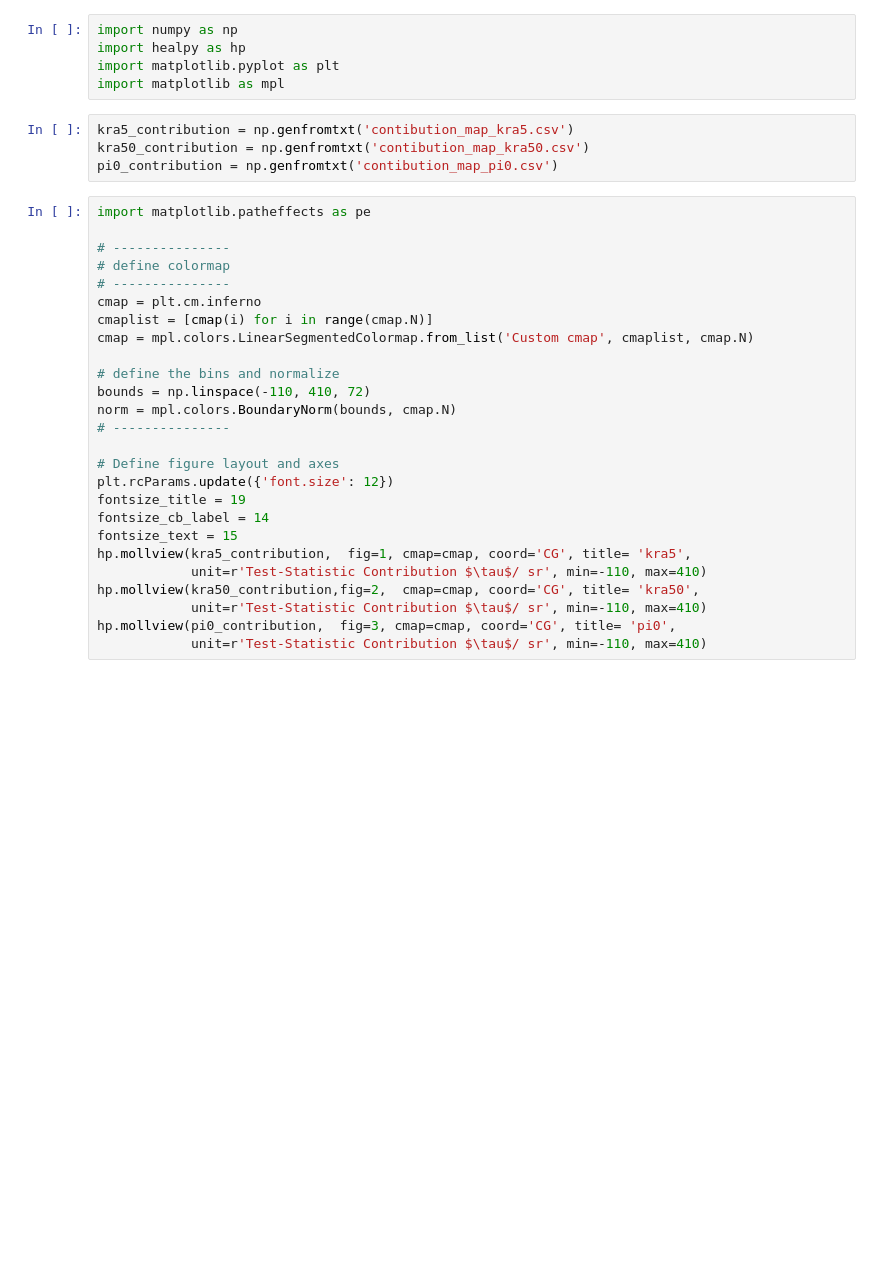
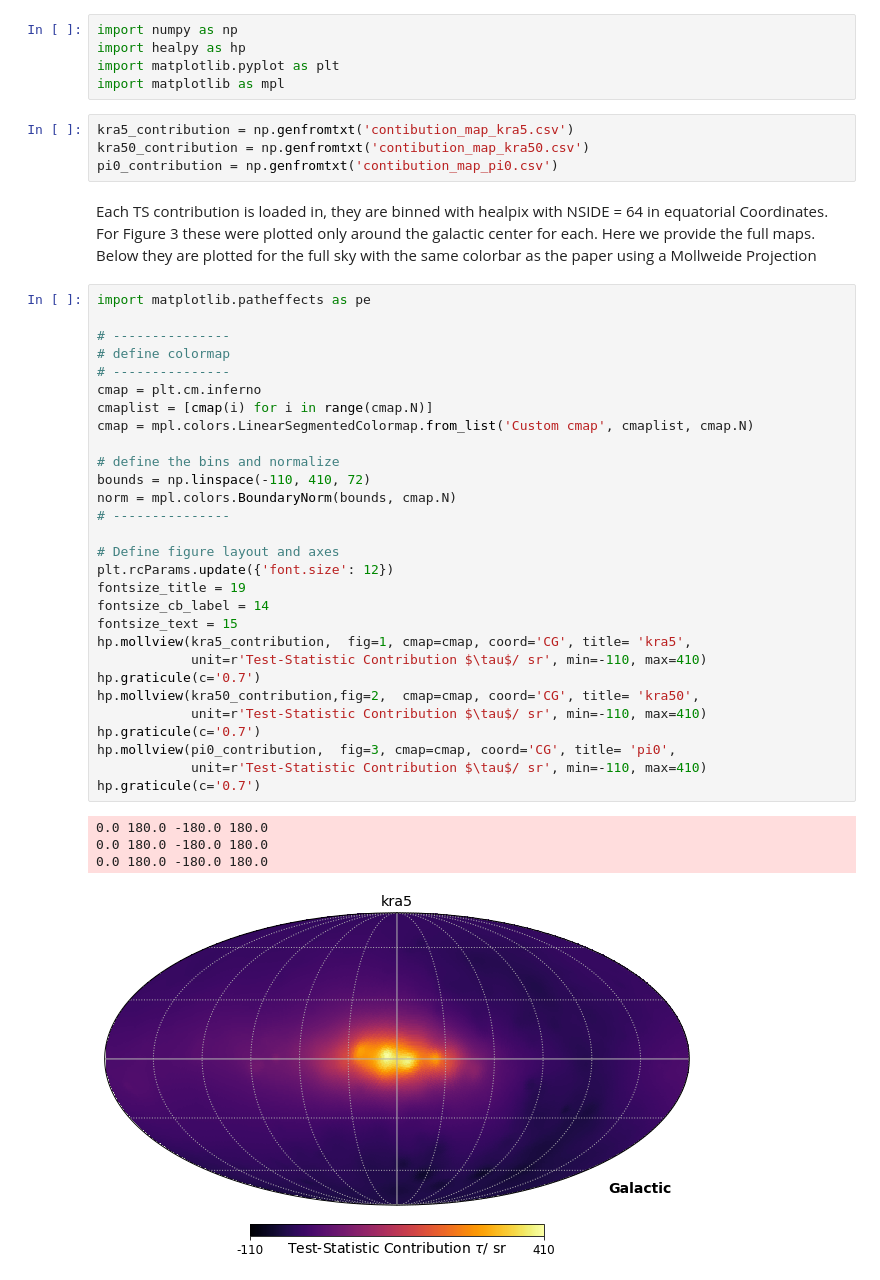
Before and after one commit to ssclafani949/DNNCascade, a Jupyter notebook: notebooks/Public_Release/Fig3/Fig3.ipynb, the cells around one changed output. Saved outputs shown, nothing was run; the diff lists cells and outputs as text; blank space fills up the shorter version.

Commit message:
updated readme -Fig4 plots

```diff
--- a/notebooks/Public_Release/Fig3/Fig3.ipynb
+++ b/notebooks/Public_Release/Fig3/Fig3.ipynb
@@ -7,29 +7,41 @@ import matplotlib as mpl
 kra5_contribution = np.genfromtxt('contibution_map_kra5.csv')
 kra50_contribution = np.genfromtxt('contibution_map_kra50.csv')
 pi0_contribution = np.genfromtxt('contibution_map_pi0.csv')
+# %% [markdown]
+Each TS contribution is loaded in, they are binned with healpix with NSIDE = 64 in equatorial Coordinates.
+For Figure 3 these were plotted only around the galactic center for each.  Here we provide the full maps.
+Below they are plotted for the full sky with the same colorbar as the paper using a Mollweide Projection
 # %%
 import matplotlib.patheffects as pe
 
 # ---------------
 # define colormap
 # ---------------
 cmap = plt.cm.inferno
 cmaplist = [cmap(i) for i in range(cmap.N)]
 cmap = mpl.colors.LinearSegmentedColormap.from_list('Custom cmap', cmaplist, cmap.N)
 
 # define the bins and normalize
 bounds = np.linspace(-110, 410, 72)
 norm = mpl.colors.BoundaryNorm(bounds, cmap.N)
 # ---------------
 
 # Define figure layout and axes
 plt.rcParams.update({'font.size': 12})
 fontsize_title = 19
 fontsize_cb_label = 14
 fontsize_text = 15
 hp.mollview(kra5_contribution,  fig=1, cmap=cmap, coord='CG', title= 'kra5',
             unit=r'Test-Statistic Contribution $\tau$/ sr', min=-110, max=410)
+hp.graticule(c='0.7')
 hp.mollview(kra50_contribution,fig=2,  cmap=cmap, coord='CG', title= 'kra50',
             unit=r'Test-Statistic Contribution $\tau$/ sr', min=-110, max=410)
+hp.graticule(c='0.7')
 hp.mollview(pi0_contribution,  fig=3, cmap=cmap, coord='CG', title= 'pi0',
             unit=r'Test-Statistic Contribution $\tau$/ sr', min=-110, max=410)
+hp.graticule(c='0.7')
+# %% [output]
+0.0 180.0 -180.0 180.0
+0.0 180.0 -180.0 180.0
+0.0 180.0 -180.0 180.0
+[figure, added]
```
Also changed, not shown: parts of 1 cell of this notebook, 4 other files.
